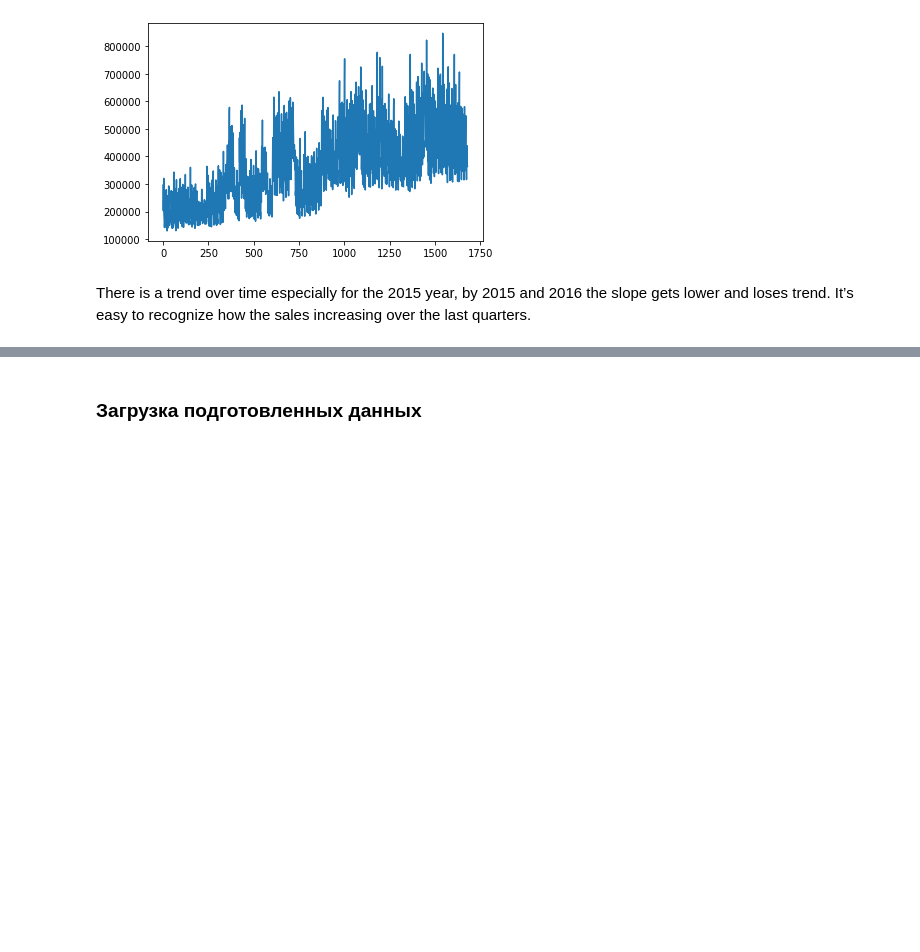
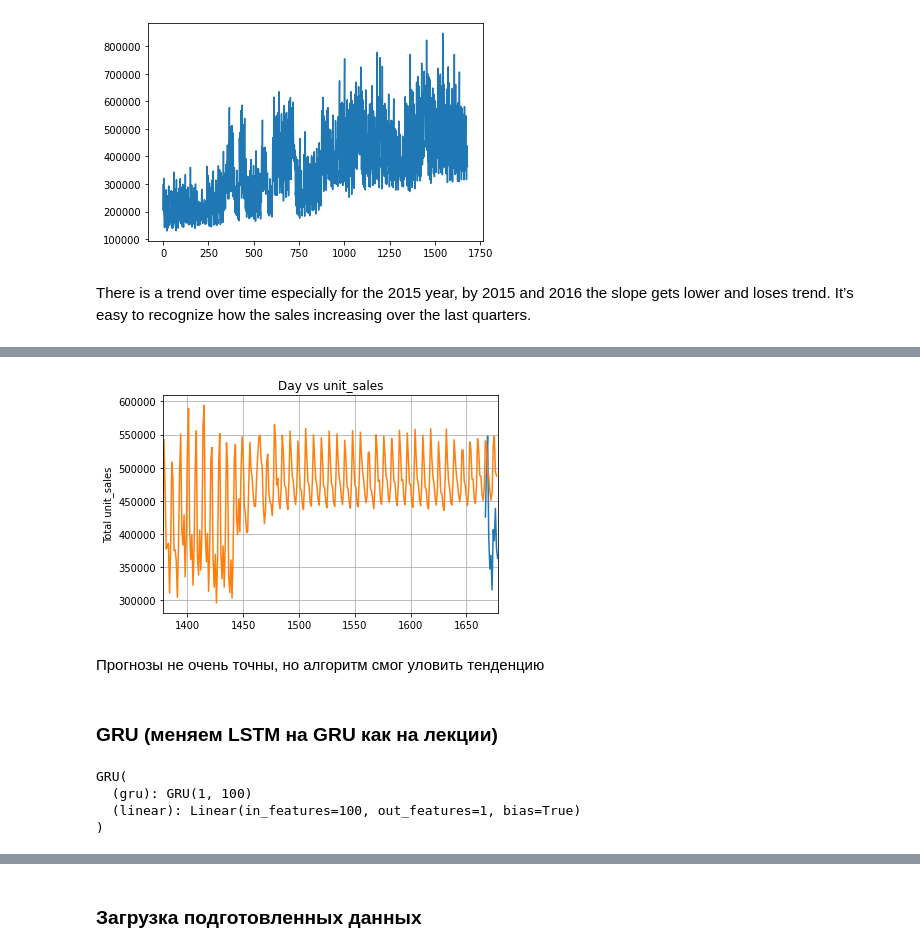
Before and after one commit to SokIL69/PyTorch-framework, a Jupyter notebook: lesson_5_pt_hw.ipynb, the cells around one changed output, grey strips where cells are left out. Cells and saved outputs as stored; diff of their text form; code cells hidden in the pictures; blank space fills up the shorter version.

```diff
--- a/lesson_5_pt_hw.ipynb
+++ b/lesson_5_pt_hw.ipynb
@@ -151,0 +502,15 @@ train.to_csv(PATH_DATA + 'train_data.csv', index=False)
+# %%
+plt.title('Day vs unit_sales')
+plt.ylabel('Total unit_sales')
+plt.grid(True)
+plt.autoscale(axis='x', tight=True)
+
+plt.plot(data_df['unit_sales'][-train_window:])
+plt.plot(x,actual_predictions)
+plt.show()
+# %% [output]
+[figure, added]
+# %% [markdown]
+Прогнозы не очень точны, но алгоритм смог уловить тенденцию
+# %% [markdown]
+### GRU (меняем LSTM на GRU как на лекции)
@@ -151,0 +535,7 @@ train.to_csv(PATH_DATA + 'train_data.csv', index=False)
+# %%
+print(model)
+# %% [output]
+GRU(
+  (gru): GRU(1, 100)
+  (linear): Linear(in_features=100, out_features=1, bias=True)
+)
```
Also changed, not shown: parts of 60 cells of this notebook, 1 other file.
